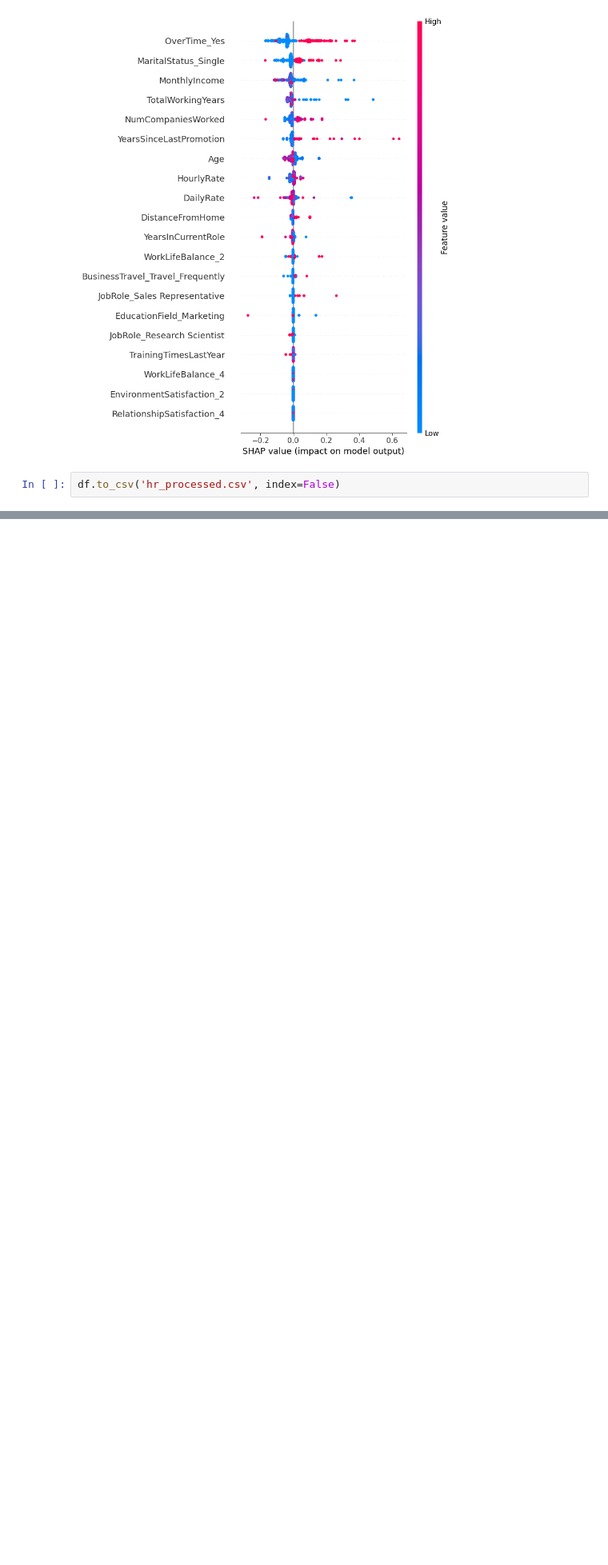
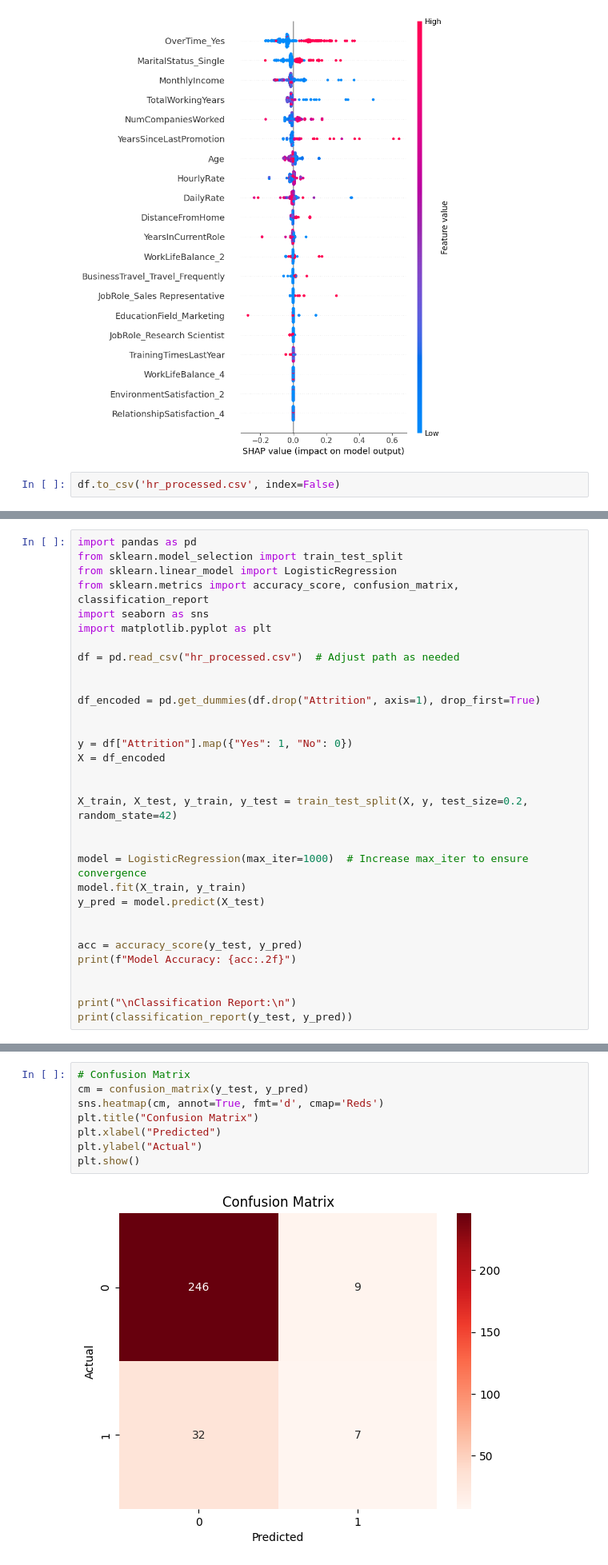
Before and after one commit to SEBIN6/HR-Analytics---Predict-Employee-Attrition, a Jupyter notebook: hr_data_project1.ipynb, the cells around one changed output, grey strips where cells are left out. Shown at 80% size. Drawn from its saved outputs; the diff is of its cells as text; blank space fills up the shorter version.

```diff
--- a/hr_data_project1.ipynb
+++ b/hr_data_project1.ipynb
@@ -154,0 +171,32 @@ df.to_csv('hr_processed.csv', index=False)
+# %%
+import pandas as pd
+from sklearn.model_selection import train_test_split
+from sklearn.linear_model import LogisticRegression
+from sklearn.metrics import accuracy_score, confusion_matrix, classification_report
+import seaborn as sns
+import matplotlib.pyplot as plt
+
+df = pd.read_csv("hr_processed.csv")  # Adjust path as needed
+
+
+df_encoded = pd.get_dummies(df.drop("Attrition", axis=1), drop_first=True)
+
+
+y = df["Attrition"].map({"Yes": 1, "No": 0})
+X = df_encoded
+
+
+X_train, X_test, y_train, y_test = train_test_split(X, y, test_size=0.2, random_state=42)
+
+
+model = LogisticRegression(max_iter=1000)  # Increase max_iter to ensure convergence
+model.fit(X_train, y_train)
+y_pred = model.predict(X_test)
+
+
+acc = accuracy_score(y_test, y_pred)
+print(f"Model Accuracy: {acc:.2f}")
+
+
+print("\nClassification Report:\n")
+print(classification_report(y_test, y_pred))
@@ -154,0 +225,10 @@ df.to_csv('hr_processed.csv', index=False)
+# %%
+# Confusion Matrix
+cm = confusion_matrix(y_test, y_pred)
+sns.heatmap(cm, annot=True, fmt='d', cmap='Reds')
+plt.title("Confusion Matrix")
+plt.xlabel("Predicted")
+plt.ylabel("Actual")
+plt.show()
+# %% [output]
+[figure, added]
```
Also changed, not shown: parts of 12 cells of this notebook.
